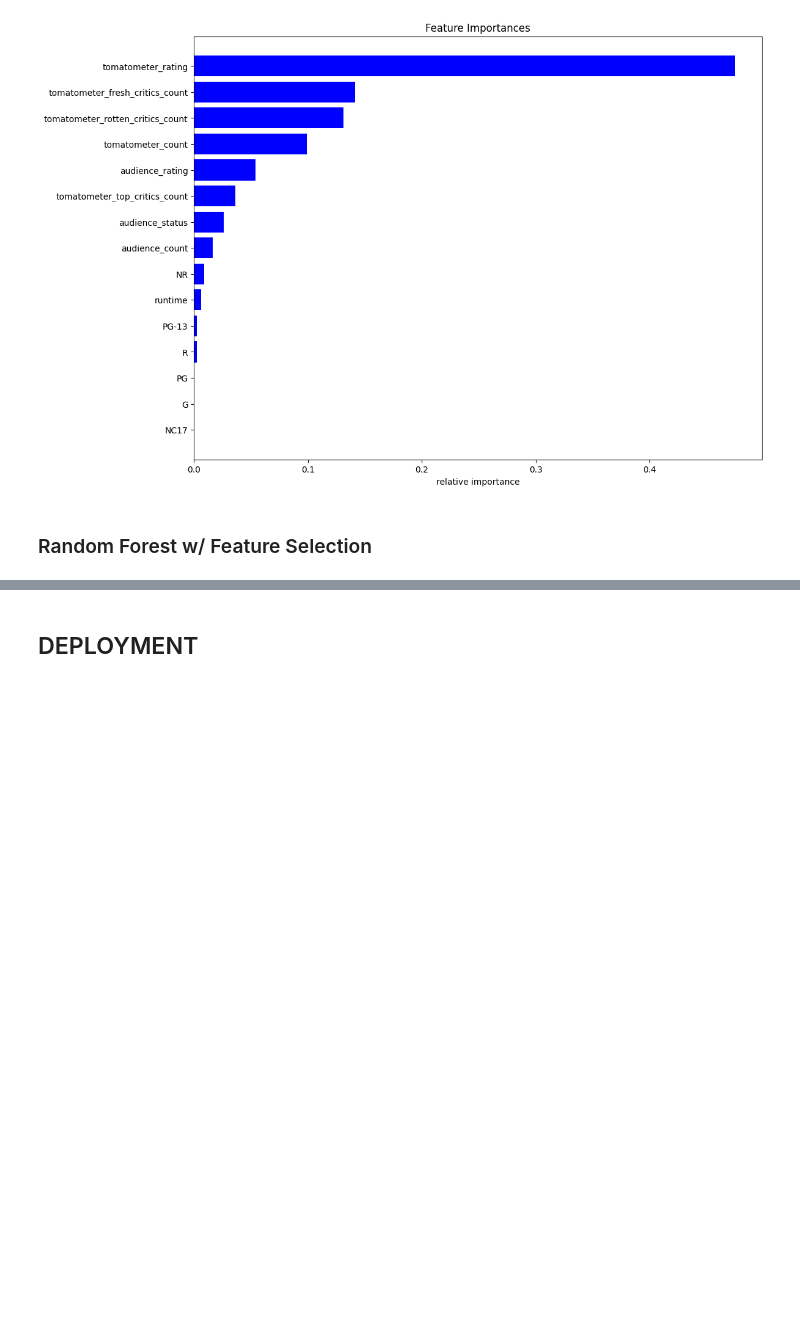
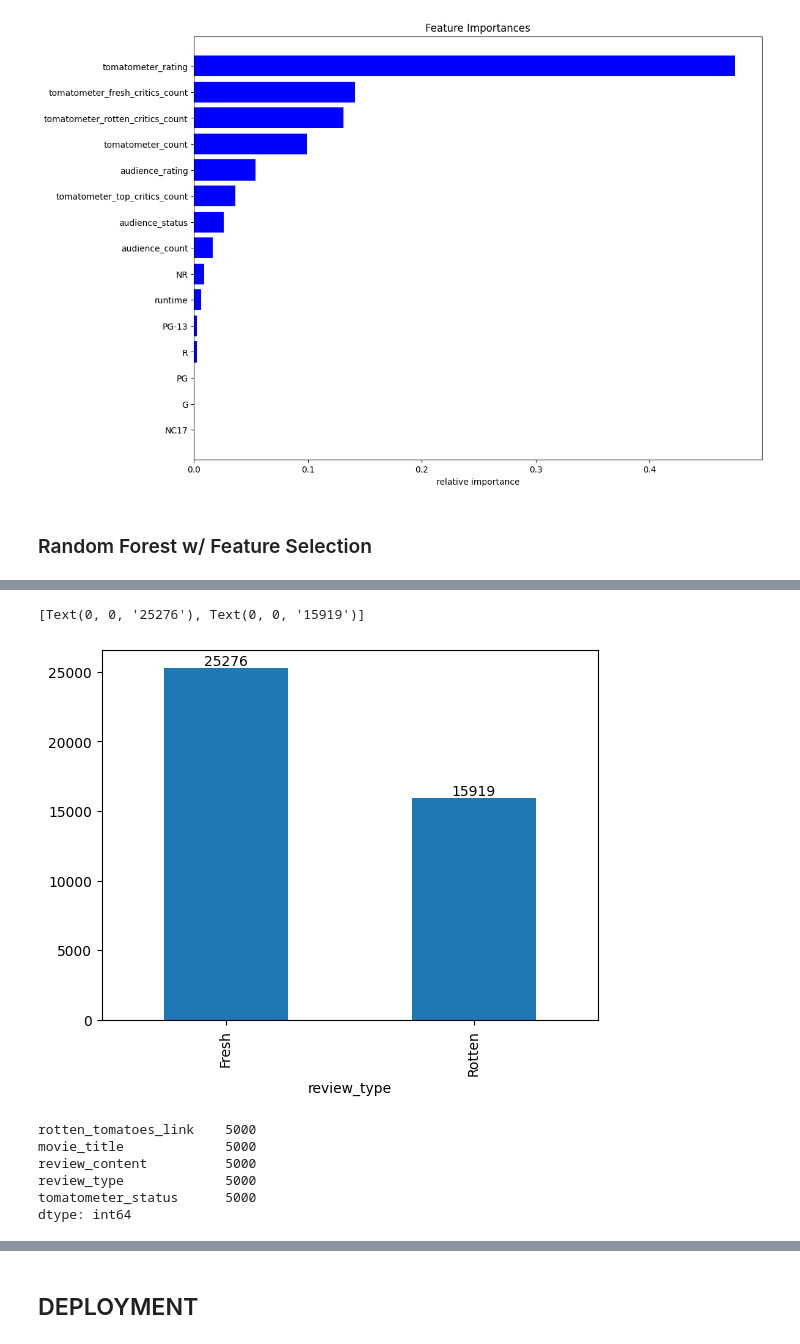
Before and after one commit to Friend09/strata-rotten-tomatoes-classification, a Jupyter notebook: practise_notebook_1st_approach.ipynb, the cells around one changed output, grey strips where cells are left out. Saved outputs shown, nothing was run; the diff lists cells and outputs as text; code cells hidden in the pictures; blank space fills up the shorter version.

```diff
--- a/practise_notebook_1st_approach.ipynb
+++ b/practise_notebook_1st_approach.ipynb
@@ -459,0 +574,7 @@ plt.show()
+# %%
+# merge both critics and movie status dataframes
+df = dfc.merge(dfm, how="inner", on=["rotten_tomatoes_link"])
+df = df[['rotten_tomatoes_link', 'movie_title',
+         'review_content', 'review_type', 'tomatometer_status']]
+
+df.head()
@@ -459,0 +588,21 @@ plt.show()
+# %%
+# drop entries w/ missing reviews
+df = df.dropna(subset=["review_content"])
+# %%
+# plot the distribution
+ax = df["review_type"].value_counts().plot(kind="bar")
+ax.bar_label(ax.containers[0])
+# %% [output]
+[Text(0, 0, '25276'), Text(0, 0, '15919')]
+[figure, added]
+# %%
+# pick only 5000 entries from the original dataset
+df_sub = df[:5000]
+df_sub.count()
+# %% [output]
+rotten_tomatoes_link    5000
+movie_title             5000
+review_content          5000
+review_type             5000
+tomatometer_status      5000
+dtype: int64
```
Also changed, not shown: parts of 22 cells of this notebook.
